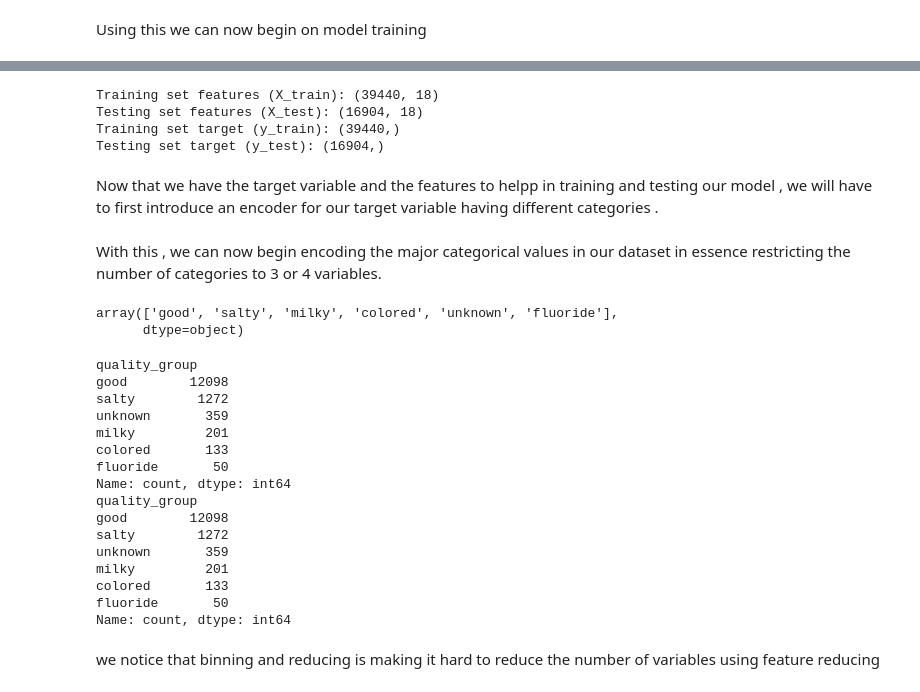
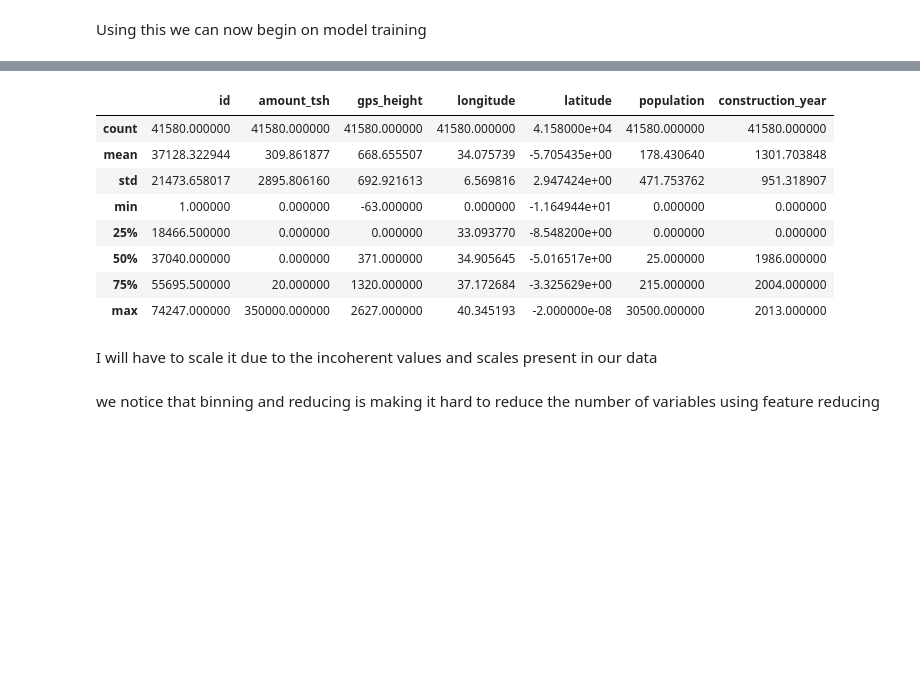
Before and after one commit to Rayez634/Project3, a Jupyter notebook: Water_supply.ipynb, the cells around one changed output, grey strips where cells are left out. Cells and saved outputs as stored; diff of their text form; code cells hidden in the pictures; blank space fills up the shorter version.

```diff
--- a/Water_supply.ipynb
+++ b/Water_supply.ipynb
@@ -413,6 +429,7 @@ binary_col = ['public_meeting', 'permit']
 Using the grouped columns into either category, binary or count , we can now get dummies for the categorical columns present.
 # %%
 #Create dummies
+X = pd.get_dummies(X,columns = categ_col)
 
 # Print X
 X
@@ -484,18 +455,0 @@ Index(['id', 'amount_tsh', 'installer', 'wpt_name', 'basin', 'region',
-# %%
-#split the dataset using train test split
-X_train , X_test , y_train , y_test = train_test_split(X , y, test_size=0.3,random_state = 42)
-
-#print the splitted sets shapes
-print(f'Training set features (X_train): {X_train.shape}')
-print(f'Testing set features (X_test): {X_test.shape}')
-print(f'Training set target (y_train): {y_train.shape}')
-print(f'Testing set target (y_test): {y_test.shape}')
-# %% [output]
-Training set features (X_train): (39440, 18)
-Testing set features (X_test): (16904, 18)
-Training set target (y_train): (39440,)
-Testing set target (y_test): (16904,)
-# %% [markdown]
-Now that we have the target variable and the features to helpp in training and testing our model , we will have to first introduce an encoder for our target variable having different categories .
-# %% [markdown]
-With this , we can now begin encoding the major categorical values in our dataset in essence restricting the number of categories to 3 or 4 variables.
@@ -517,48 +456,18 @@ for col in categorical_columns:
-# %%
-X['quality_group'].unique()
-# %% [output]
-array(['good', 'salty', 'milky', 'colored', 'unknown', 'fluoride'],
-      dtype=object)
-# %%
-#combining categories based on domain knowledge
-X['quality_group'] = X['quality_group'].replace({
-    'good': 'Excellent',  # Combine 'Poor' with 'Fair'
-    'salty': 'unknown',
-    'milky': 'colored',
-    'fluoride':'bad' # Combine 'Excellent' with 'Good'
-})
-
-# Check the new distribution of categories
-print(df['quality_group'].value_counts())
-
-# binning ordinal categories
-X['quality_group'] = X['quality_group'].replace({
-    'unknown': 'Low',
-    'colored': 'Low',
-    'fluoride': 'Low',
-    'good': 'High',
-    'salty':'low'
-})
-
-# Check the new distribution of categories
-print(df['quality_group'].value_counts())
-# %% [output]
-quality_group
-good        12098
-salty        1272
-unknown       359
-milky         201
-colored       133
-fluoride       50
-Name: count, dtype: int64
-quality_group
-good        12098
-salty        1272
-unknown       359
-milky         201
-colored       133
-fluoride       50
-Name: count, dtype: int64
+# %%
+#check the training data information
+X_train.describe()
+# %% [output]
+|  | id | amount_tsh | gps_height | longitude | latitude | population | construction_year |
+| count | 41580.000000 | 41580.000000 | 41580.000000 | 41580.000000 | 4.158000e+04 | 41580.000000 | 41580.000000 |
+| mean | 37128.322944 | 309.861877 | 668.655507 | 34.075739 | -5.705435e+00 | 178.430640 | 1301.703848 |
+| std | 21473.658017 | 2895.806160 | 692.921613 | 6.569816 | 2.947424e+00 | 471.753762 | 951.318907 |
+| min | 1.000000 | 0.000000 | -63.000000 | 0.000000 | -1.164944e+01 | 0.000000 | 0.000000 |
+| 25% | 18466.500000 | 0.000000 | 0.000000 | 33.093770 | -8.548200e+00 | 0.000000 | 0.000000 |
+| 50% | 37040.000000 | 0.000000 | 371.000000 | 34.905645 | -5.016517e+00 | 25.000000 | 1986.000000 |
+| 75% | 55695.500000 | 20.000000 | 1320.000000 | 37.172684 | -3.325629e+00 | 215.000000 | 2004.000000 |
+| max | 74247.000000 | 350000.000000 | 2627.000000 | 40.345193 | -2.000000e-08 | 30500.000000 | 2013.000000 |
+# %% [markdown]
+I will have to scale it due to the incoherent values and scales present in our data
 # %% [markdown]
 we notice that binning and reducing is making it hard to reduce the number of variables using feature reducing
 # %%
```
Also changed, not shown: parts of 11 cells of this notebook, 1 other file.
